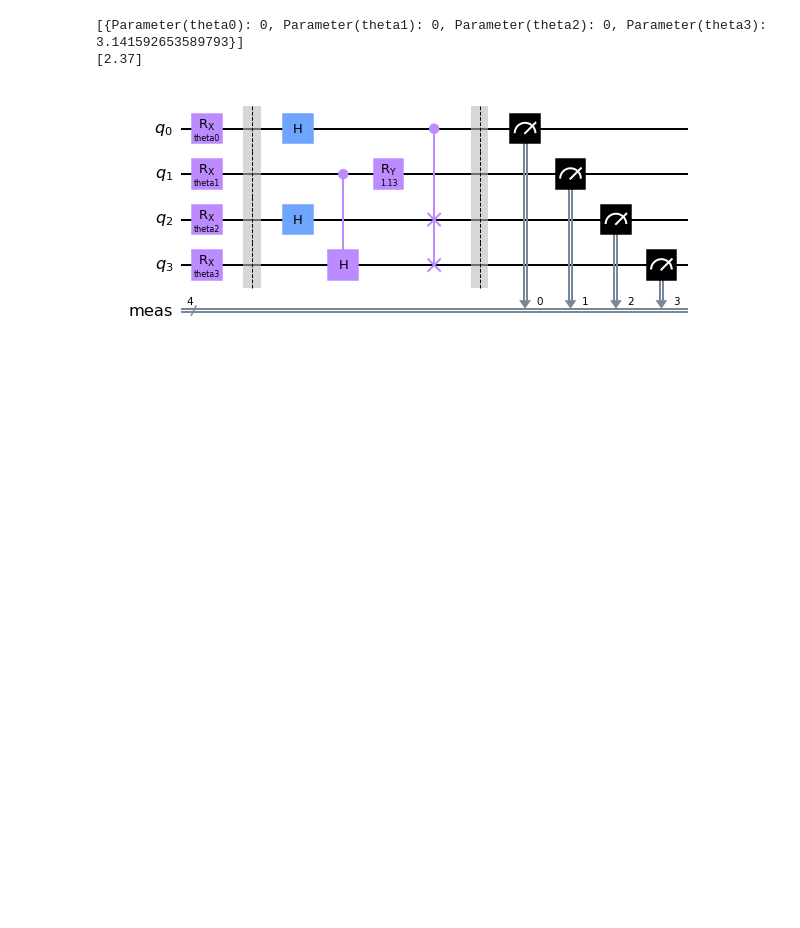
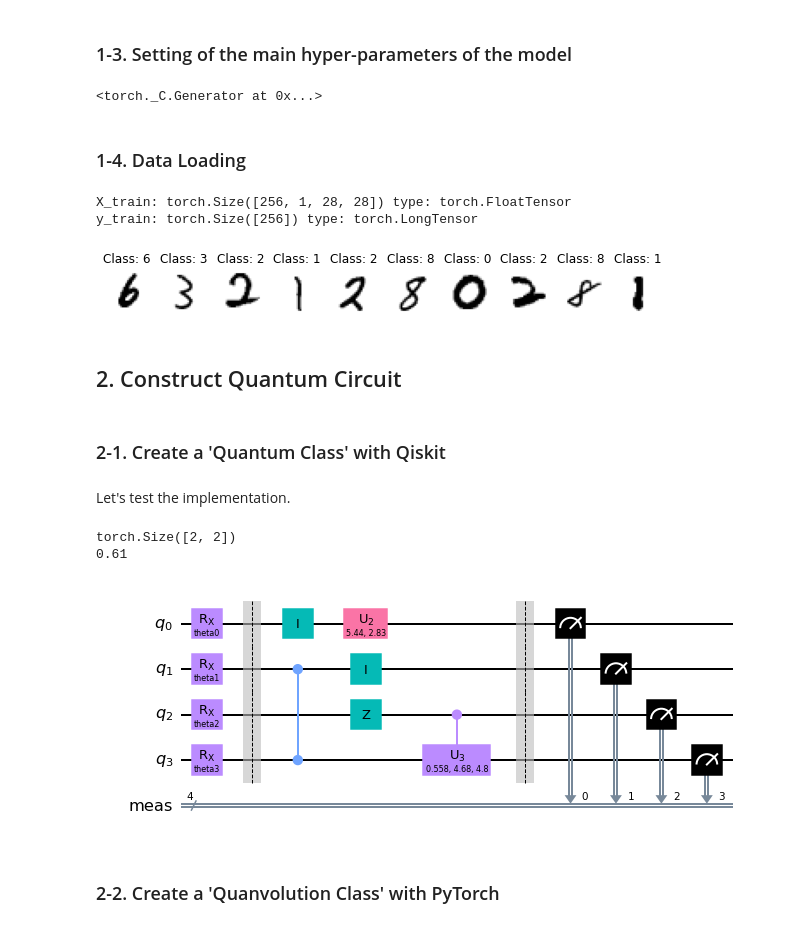
Before and after one commit to yh08037/quantum-neural-network, a Jupyter notebook: model2-conv/conv-dohun.ipynb, the cells around one changed output. Drawn from its saved outputs; the diff is of its cells as text; code cells hidden in the pictures; blank space fills up the shorter version.

```diff
--- a/model2-conv/conv-dohun.ipynb
+++ b/model2-conv/conv-dohun.ipynb
@@ -61 +38,58 @@ from itertools import combinations
+# %% [markdown]
+### 1-3. Setting of the main hyper-parameters of the model
+# %%
+BATCH_SIZE = 256
+EPOCHS = 10     # Number of optimization epochs
+n_layers = 1    # Number of random layers
+n_train = 50    # Size of the train dataset
+n_test = 30     # Size of the test dataset
+
+SAVE_PATH = "quanvolution/" # Data saving folder
+PREPROCESS = True           # If False, skip quantum processing and load data from SAVE_PATH
+seed = 47
+np.random.seed(seed)        # Seed for NumPy random number generator
+torch.manual_seed(seed)     # Seed for TensorFlow random number generator
+# %% [output]
+<torch._C.Generator at 0x...>
+# %% [markdown]
+### 1-4. Data Loading
+# %%
+train_dataset = datasets.MNIST(root = "./data",
+                               train = True,
+                               download = True,
+                               transform = transforms.ToTensor())
+
+test_dataset = datasets.MNIST(root = "./data",
+                              train = False,
+                              transform = transforms.ToTensor())
+
+train_loader = torch.utils.data.DataLoader(dataset = train_dataset,
+                                           batch_size = BATCH_SIZE,
+                                           shuffle = True)
+
+test_loader = torch.utils.data.DataLoader(dataset = test_dataset,
+                                          batch_size = BATCH_SIZE,
+                                          shuffle = False)
+# %%
+for (X_train, y_train) in train_loader:
+    print('X_train:', X_train.size(), 'type:', X_train.type())
+    print('y_train:', y_train.size(), 'type:', y_train.type())
+    break
+# %% [output]
+X_train: torch.Size([256, 1, 28, 28]) type: torch.FloatTensor
+y_train: torch.Size([256]) type: torch.LongTensor
+# %%
+pltsize = 1
+plt.figure(figsize=(10 * pltsize, pltsize))
+for i in range(10):
+    plt.subplot(1, 10, i + 1)
+    plt.axis('off')
+    plt.imshow(X_train[i, :, :, :].numpy().reshape(28, 28), cmap = "gray_r")
+    plt.title('Class: ' + str(y_train[i].item()))
+# %% [output]
+[figure, added]
+# %% [markdown]
+## 2. Construct Quantum Circuit
+# %% [markdown]
+### 2-1. Create a 'Quantum Class' with Qiskit
 # %%
@@ -143,14 +163,16 @@ class QuanvFilterCircuit:
+# %% [markdown]
+Let's test the implementation.
 # %%
-# test code for class QuanvFilterCiruit
 backend = qiskit.Aer.get_backend('qasm_simulator')
-circ = QuanvFilterCircuit(2, backend, 100, 127)
+filter_size = 2
+circ = QuanvCircuit(filter_size, backend, 100, 127)
+data = torch.tensor([[0, 200], [100, 255]])
 
-data = torch.tensor([[0, 0, 0, 255]])
-
+print(data.size())
 print(circ.run(data))
 
 circ._circuit.draw(output='mpl')
 # %% [output]
-[{Parameter(theta0): 0, Parameter(theta1): 0, Parameter(theta2): 0, Parameter(theta3): 3.141592653589793}]
-[2.37]
+torch.Size([2, 2])
+0.61
-[figure, old version]
+[figure, new version]
@@ -196,0 +179,2 @@ test_loader = torch.utils.data.DataLoader(X_test, batch_size=batch_size, shuffle
+# %% [markdown]
+### 2-2. Create a 'Quanvolution Class' with PyTorch
```
Also changed, not shown: parts of 19 cells of this notebook.
